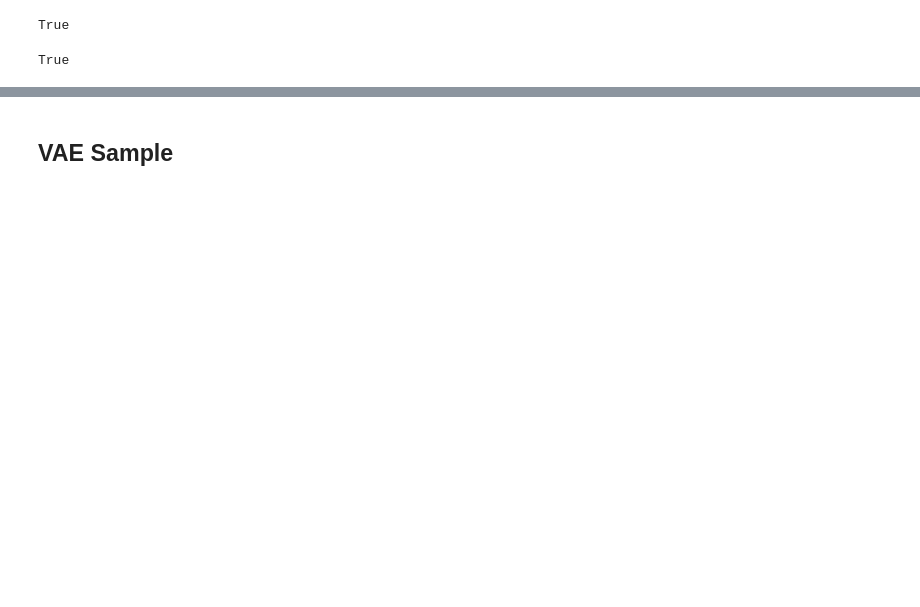
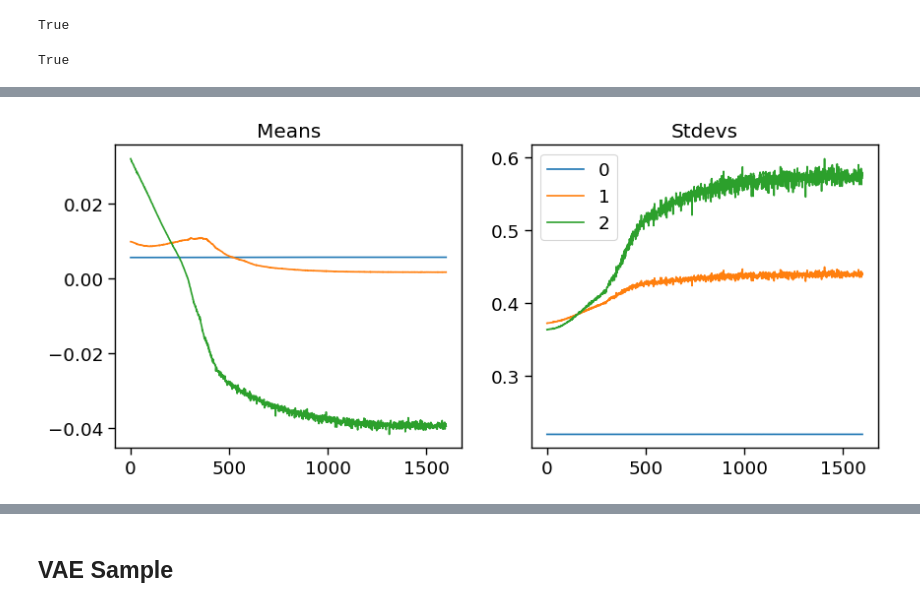
Before and after one commit to arjan-hada/protein-design-vae, a Jupyter notebook: protein_design_vae_dev.ipynb, the cells around one changed output, grey strips where cells are left out. Saved outputs shown, nothing was run; the diff lists cells and outputs as text; code cells hidden in the pictures; blank space fills up the shorter version.

```diff
--- a/protein_design_vae_dev.ipynb
+++ b/protein_design_vae_dev.ipynb
@@ -481,0 +610,4 @@ learn.fit(epochs)
+# %%
+astats.plot_stats()
+# %% [output]
+[figure, added]
```
Also changed, not shown: parts of 47 cells of this notebook.
